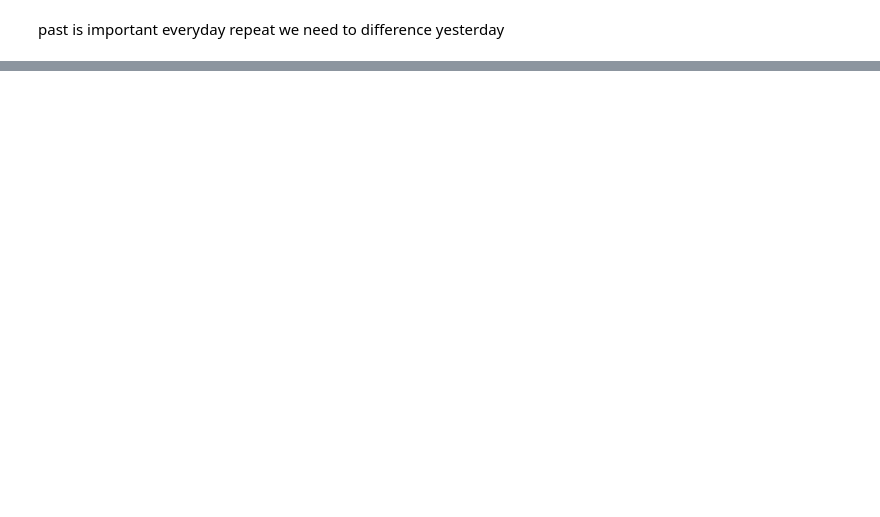
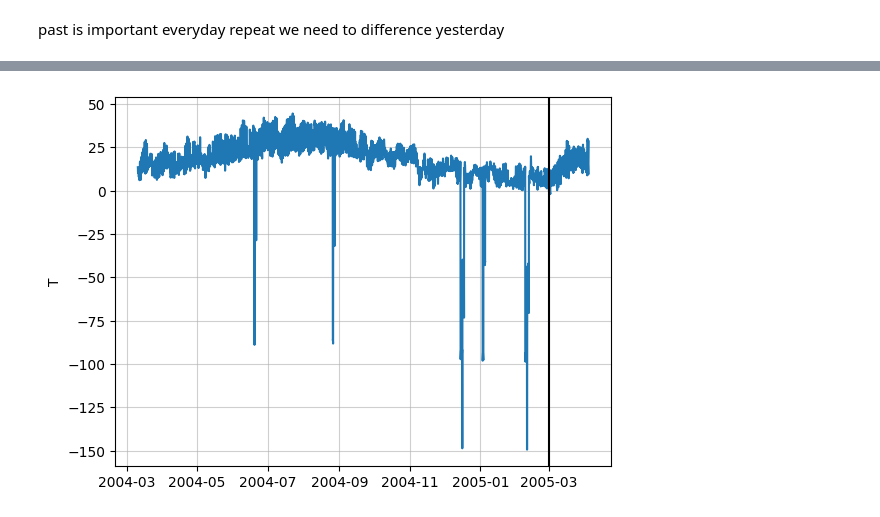
Before and after one commit to 4GeeksAcademy/utku_seyithanoglu_timeseries, a Jupyter notebook: src/explore.ipynb, the cells around one changed output, grey strips where cells are left out. Saved outputs shown, nothing was run; the diff lists cells and outputs as text; code cells hidden in the pictures; blank space fills up the shorter version.

```diff
--- a/src/explore.ipynb
+++ b/src/explore.ipynb
@@ -735,0 +786,6 @@ past is important everyday repeat we need to difference yesterday
+# %%
+sns.lineplot(copy_df['T'])
+plt.axvline(pd.to_datetime('2005-03-01'),color='Black')
+plt.grid(alpha=0.6)
+# %% [output]
+[figure, added]
```
Also changed, not shown: parts of 36 cells of this notebook.
